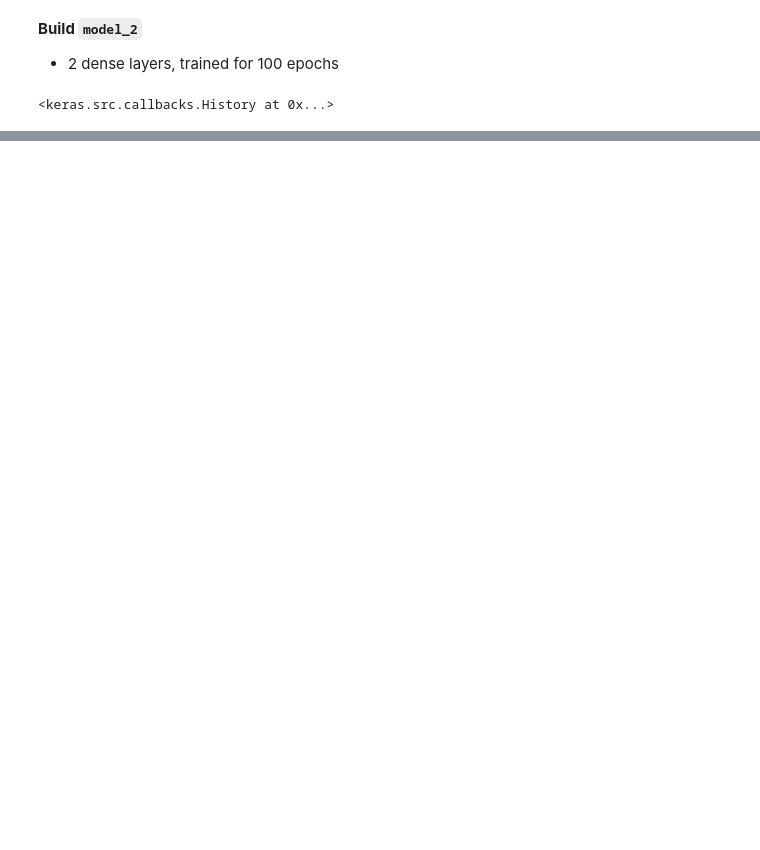
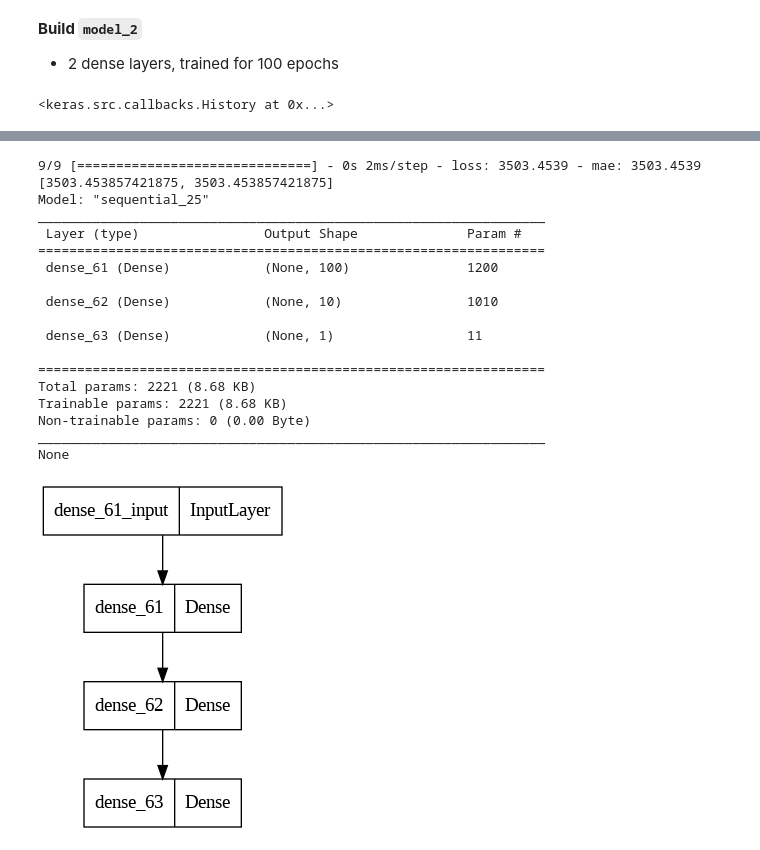
Before and after one commit to devak23/python, a Jupyter notebook: ml2/01_neural_network_regression_using_tensorflow.ipynb, the cells around one changed output, grey strips where cells are left out. Drawn from its saved outputs; the diff is of its cells as text; code cells hidden in the pictures; blank space fills up the shorter version.

```diff
--- a/ml2/01_neural_network_regression_using_tensorflow.ipynb
+++ b/ml2/01_neural_network_regression_using_tensorflow.ipynb
@@ -675,0 +946,5 @@ mae_2, mse_2
+# %%
+# Create training and test set
+from sklearn.model_selection import train_test_split
+X_train, X_test, y_train, y_test = train_test_split(X, y, test_size=0.2, random_state=42)
+len(X), len(X_train), len(X_test)
@@ -675,0 +970,16 @@ mae_2, mse_2
+# %%
+tf.random.set_seed(42)
+
+# Step1: Create model
+insurance_model = tf.keras.Sequential([
+    tf.keras.layers.Dense(10),
+    tf.keras.layers.Dense(1)
+])
+
+# Step2: Compile the model
+insurance_model.compile(loss=tf.keras.losses.mae,
+                        optimizer = tf.keras.optimizers.SGD(),
+                        metrics=['mae'])
+
+# Step3: Fit the model
+insurance_model.fit(X_train, y_train, epochs=100, verbose=False)
@@ -675,0 +1006,19 @@ mae_2, mse_2
+# %%
+# Set random seed
+tf.random.set_seed(42)
+
+# 1. Create the model
+insurance_model2 = tf.keras.Sequential([
+    tf.keras.layers.Dense(100),
+    tf.keras.layers.Dense(10),
+    tf.keras.layers.Dense(1)
+])
+
+# 2. Compile the model
+insurance_model2.compile(loss=tf.keras.losses.mae,
+                         optimizer=tf.keras.optimizers.Adam(),
+                         metrics=['mae'])
+
+
+# 3. Fit the model
+insurance_model2.fit(X_train, y_train, epochs=100, verbose=0)
@@ -675,0 +1090,23 @@ mae_2, mse_2
+# %%
+insurance_model3, history = new_model([100, 10], X_train, y_train, X_test, y_test, epoch_count=200, optimizer_function=tf.keras.optimizers.Adam())
+plot_model(insurance_model3)
+# %% [output]
+9/9 [==============================] - 0s 2ms/step - loss: 3503.4539 - mae: 3503.4539
+[3503.453857421875, 3503.453857421875]
+Model: "sequential_25"
+_________________________________________________________________
+ Layer (type)                Output Shape              Param #
+=================================================================
+ dense_61 (Dense)            (None, 100)               1200
+
+ dense_62 (Dense)            (None, 10)                1010
+
+ dense_63 (Dense)            (None, 1)                 11
+
+=================================================================
+Total params: 2221 (8.68 KB)
+Trainable params: 2221 (8.68 KB)
+Non-trainable params: 0 (0.00 Byte)
+_________________________________________________________________
+None
+[figure, added]
```
Also changed, not shown: parts of 65 cells of this notebook.
